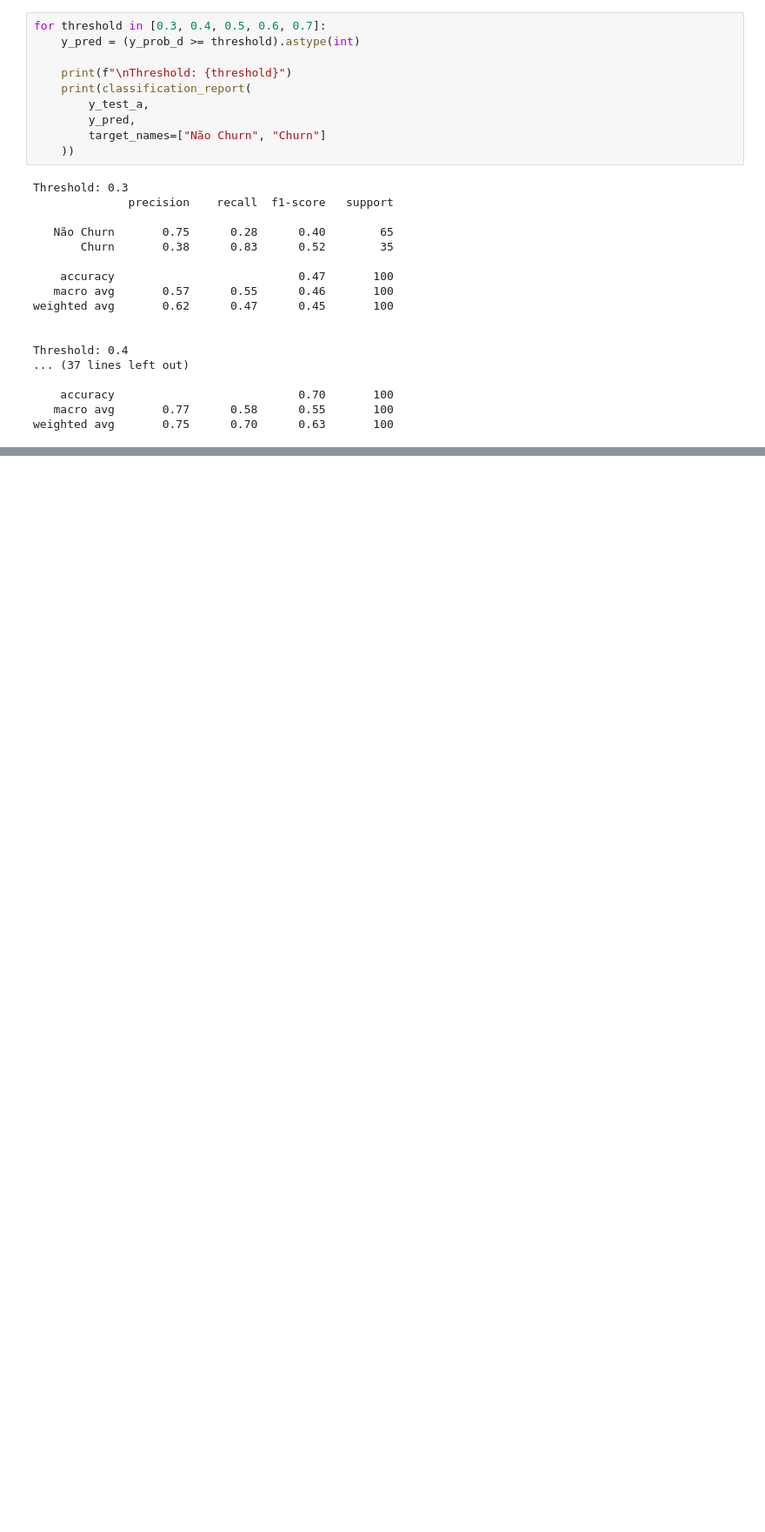
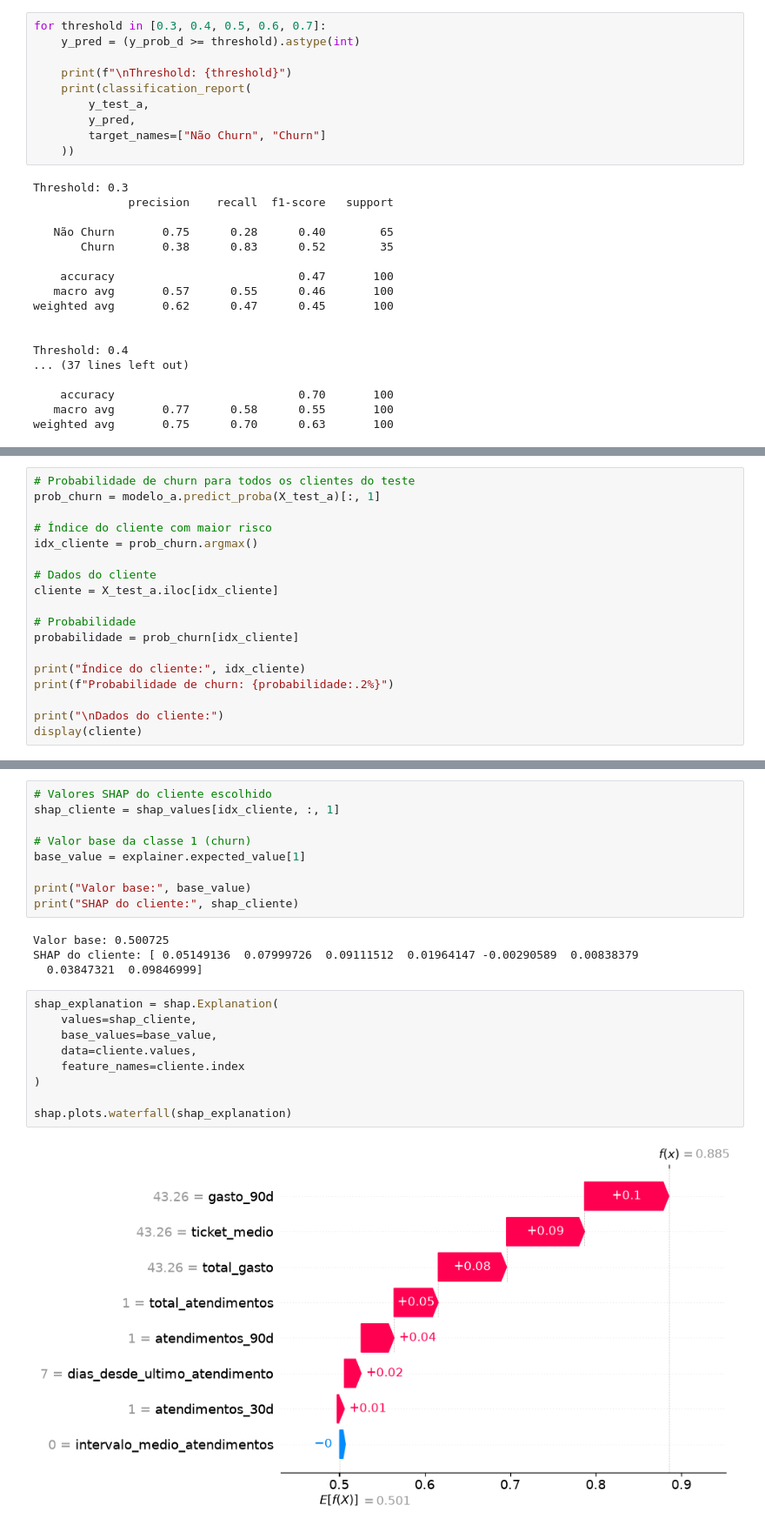
Before and after one commit to rondybrandao/suse-ml, a Jupyter notebook: notebooks/03_random_forest.ipynb, the cells around one changed output, grey strips where cells are left out. Shown at 87% size. Drawn from its saved outputs; the diff is of its cells as text; blank space fills up the shorter version.

```diff
--- a/notebooks/03_random_forest.ipynb
+++ b/notebooks/03_random_forest.ipynb
@@ -277,0 +464,18 @@ weighted avg       0.75      0.70      0.63       100
+# %%
+# Probabilidade de churn para todos os clientes do teste
+prob_churn = modelo_a.predict_proba(X_test_a)[:, 1]
+
+# Índice do cliente com maior risco
+idx_cliente = prob_churn.argmax()
+
+# Dados do cliente
+cliente = X_test_a.iloc[idx_cliente]
+
+# Probabilidade
+probabilidade = prob_churn[idx_cliente]
+
+print("Índice do cliente:", idx_cliente)
+print(f"Probabilidade de churn: {probabilidade:.2%}")
+
+print("\nDados do cliente:")
+display(cliente)
@@ -277,0 +496,24 @@ weighted avg       0.75      0.70      0.63       100
+# %%
+# Valores SHAP do cliente escolhido
+shap_cliente = shap_values[idx_cliente, :, 1]
+
+# Valor base da classe 1 (churn)
+base_value = explainer.expected_value[1]
+
+print("Valor base:", base_value)
+print("SHAP do cliente:", shap_cliente)
+# %% [output]
+Valor base: 0.500725
+SHAP do cliente: [ 0.05149136  0.07999726  0.09111512  0.01964147 -0.00290589  0.00838379
+  0.03847321  0.09846999]
+# %%
+shap_explanation = shap.Explanation(
+    values=shap_cliente,
+    base_values=base_value,
+    data=cliente.values,
+    feature_names=cliente.index
+)
+
+shap.plots.waterfall(shap_explanation)
+# %% [output]
+[figure, added]
```
Also changed, not shown: parts of 42 cells of this notebook, 5 other files.
